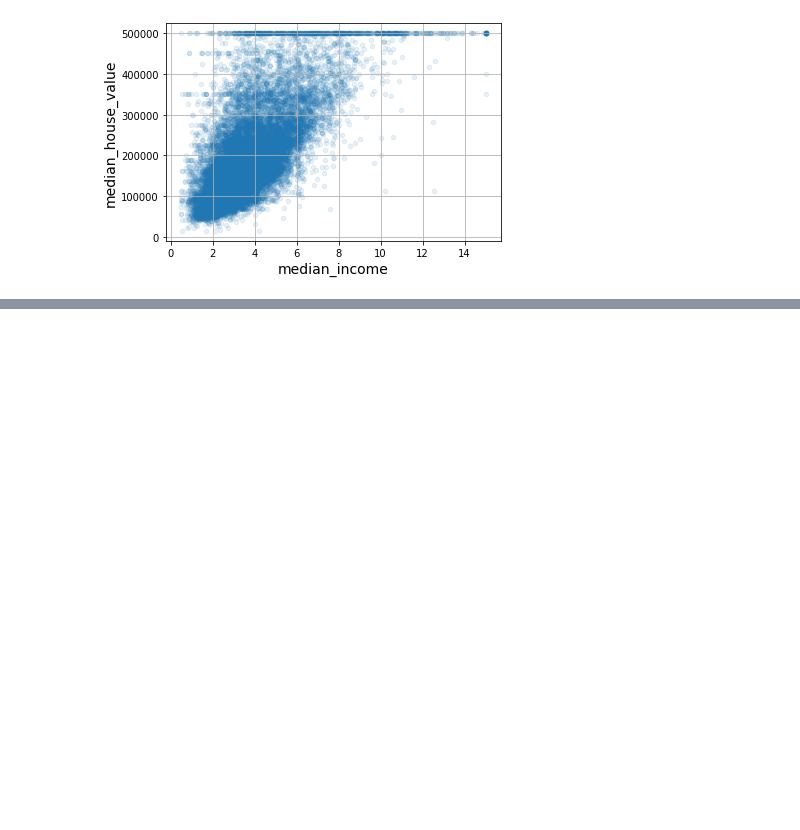
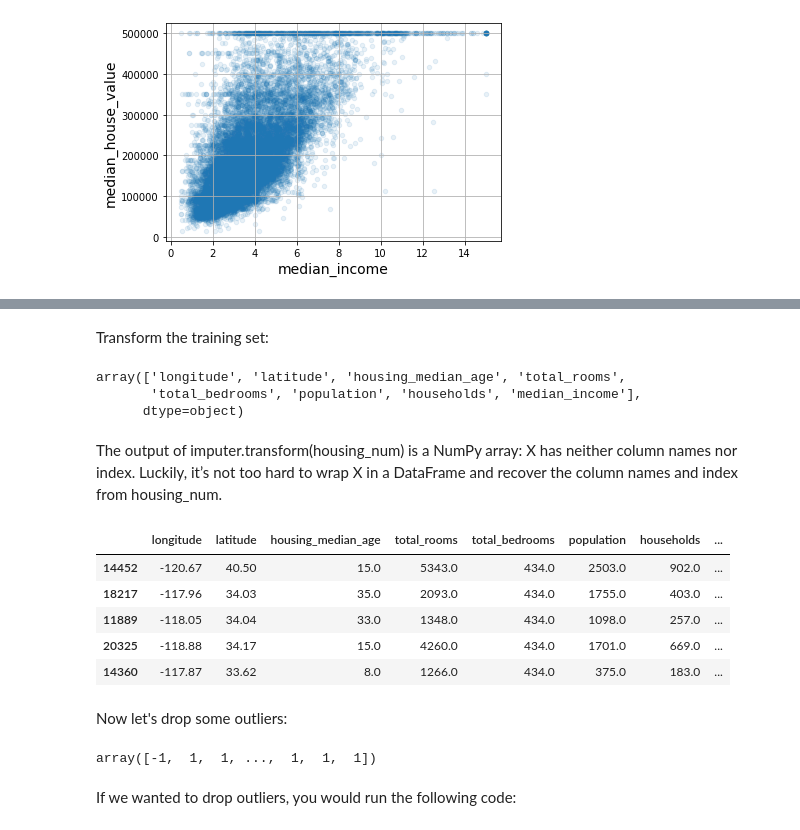
Before and after one commit to OswaldCc/californiaHousePricesPrediction, a Jupyter notebook: index.ipynb, the cells around one changed output, grey strips where cells are left out. Cells and saved outputs as stored; diff of their text form; code cells hidden in the pictures; blank space fills up the shorter version.

Commit message:
completed EDA and started on data cleaning

```diff
--- a/index.ipynb
+++ b/index.ipynb
@@ -231,0 +279,4 @@ plt.show()
+# %%
+housing_num = housing.select_dtypes(include=[np.number])
+# %%
+imputer.fit(housing_num)
@@ -231,0 +297,27 @@ plt.show()
+# %% [markdown]
+Transform the training set:
+# %%
+X = imputer.transform(housing_num)
+# %%
+imputer.feature_names_in_
+# %% [output]
+array(['longitude', 'latitude', 'housing_median_age', 'total_rooms',
+       'total_bedrooms', 'population', 'households', 'median_income'],
+      dtype=object)
+# %% [markdown]
+The output of imputer.transform(housing_num) is a NumPy array: X has neither column names nor index. Luckily, it’s not too hard to wrap X in a DataFrame and recover the column names and index from housing_num.
+# %%
+housing_tr = pd.DataFrame(X, columns=housing_num.columns,
+                          index=housing_num.index)
+# %%
+null_rows_idx = housing.isnull().any(axis=1)
+housing_tr.loc[null_rows_idx].head()
+# %% [output]
+|  | longitude | latitude | housing_median_age | total_rooms | total_bedrooms | population | households | ... |
+| 14452 | -120.67 | 40.50 | 15.0 | 5343.0 | 434.0 | 2503.0 | 902.0 | ... |
+| 18217 | -117.96 | 34.03 | 35.0 | 2093.0 | 434.0 | 1755.0 | 403.0 | ... |
+| 11889 | -118.05 | 34.04 | 33.0 | 1348.0 | 434.0 | 1098.0 | 257.0 | ... |
+| 20325 | -118.88 | 34.17 | 15.0 | 4260.0 | 434.0 | 1701.0 | 669.0 | ... |
+| 14360 | -117.87 | 33.62 | 8.0 | 1266.0 | 434.0 | 375.0 | 183.0 | ... |
+# %% [markdown]
+Now let's drop some outliers:
@@ -231,0 +329,6 @@ plt.show()
+# %%
+outlier_pred
+# %% [output]
+array([-1,  1,  1, ...,  1,  1,  1])
+# %% [markdown]
+If we wanted to drop outliers, you would run the following code:
```
Also changed, not shown: parts of 34 cells of this notebook.
